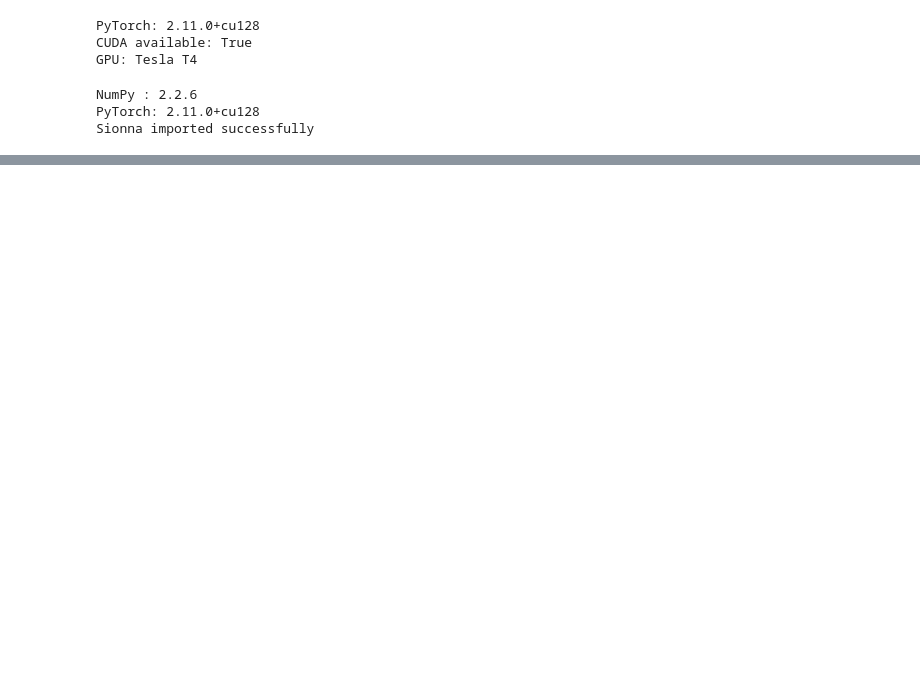
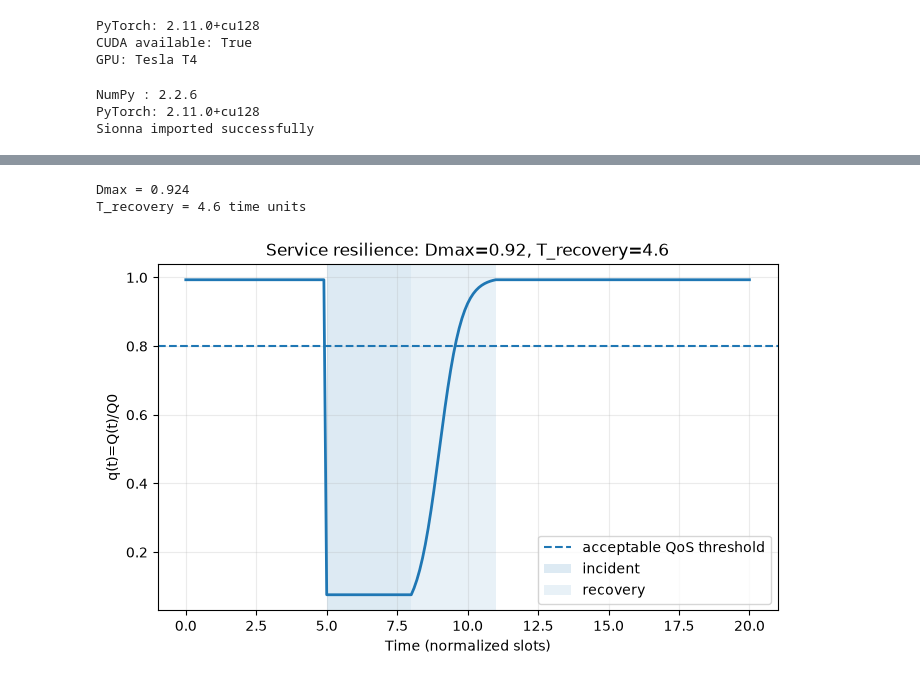
Before and after one commit to Chathuranga630/sionna, a Jupyter notebook: Resilience_Paper.ipynb, the cells around one changed output, grey strips where cells are left out. Cells and saved outputs as stored; diff of their text form; code cells hidden in the pictures; blank space fills up the shorter version.

```diff
--- a/Resilience_Paper.ipynb
+++ b/Resilience_Paper.ipynb
@@ -130,0 +179,48 @@ TypeError: ebnodb2no() missing 1 required positional argument: 'coderate'
+# %%
+# A deterministic service event model that consumes the physical-layer quality.
+# Replace the illustrative BLER mapping with Sionna BLER measurements from a
+# longer run when generating publication figures.
+
+def bler_proxy(ebno):
+    # Smooth proxy used only to demonstrate the service-layer pipeline.
+    return 1/(1+np.exp(1.25*(ebno-6.0)))
+
+base_bler = bler_proxy(EBNO_DB)
+base_goodput = 1-base_bler
+
+# Incident: 6 dB equivalent degradation, followed by recovery
+timeline = np.arange(0, 20.1, 0.1)
+ebno_t = np.full_like(timeline, 10.0)
+ebno_t[(timeline>=5)&(timeline<8)] -= 6.0
+for start, end in [(8,11)]:
+    mask=(timeline>=start)&(timeline<end)
+    ebno_t[mask] = 4.0 + (timeline[mask]-start)/(end-start)*6.0
+
+goodput_t = 1-bler_proxy(ebno_t)
+Q0 = np.sum(PRIORITY*TARGET_RATE_MBPS)
+Q_t = goodput_t * Q0
+q_t = Q_t/Q0
+
+Dmax = 1-q_t.min()
+tf = timeline[np.where(q_t < Q_THRESHOLD)[0][0]]
+tr = timeline[np.where((timeline > 8) & (q_t >= Q_THRESHOLD))[0][0]]
+T_recovery = tr-tf
+
+print("Dmax =", round(float(Dmax),3))
+print("T_recovery =", round(float(T_recovery),2), "time units")
+# %% [output]
+Dmax = 0.924
+T_recovery = 4.6 time units
+# %%
+plt.figure(figsize=(8,4.5))
+plt.plot(timeline,q_t,linewidth=2)
+plt.axhline(Q_THRESHOLD,linestyle="--",label="acceptable QoS threshold")
+plt.axvspan(5,8,alpha=.15,label="incident")
+plt.axvspan(8,11,alpha=.10,label="recovery")
+plt.xlabel("Time (normalized slots)")
+plt.ylabel("q(t)=Q(t)/Q0")
+plt.title(f"Service resilience: Dmax={Dmax:.2f}, T_recovery={T_recovery:.1f}")
+plt.grid(True,alpha=.25); plt.legend()
+plt.show()
+# %% [output]
+[figure, added]
```
Also changed, not shown: parts of 8 cells of this notebook.
